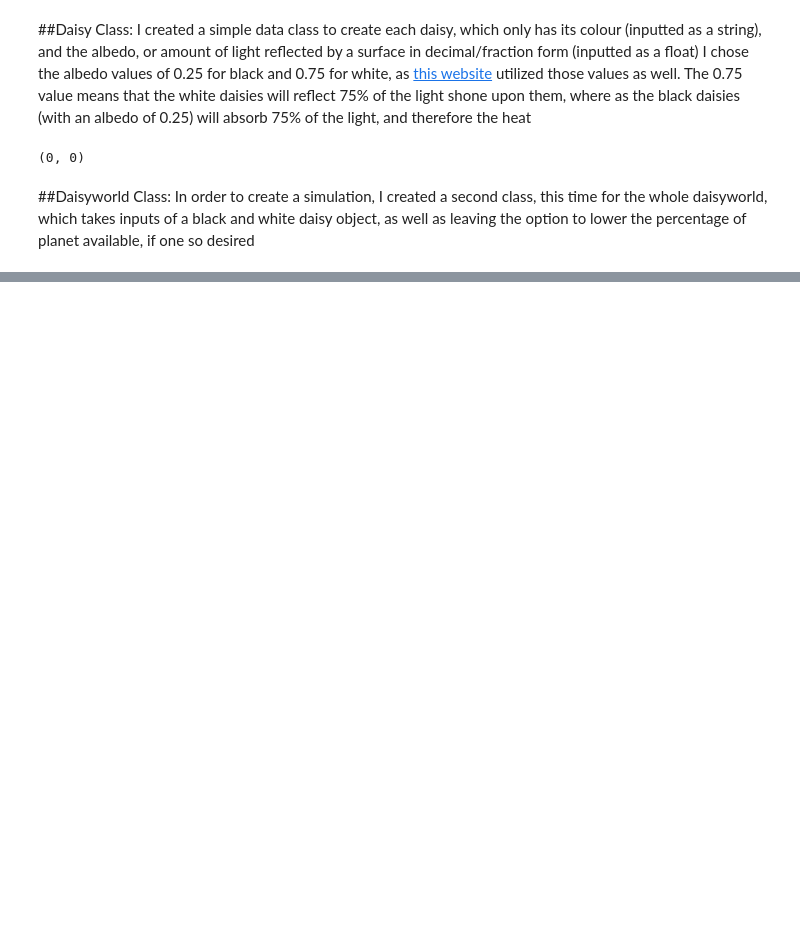
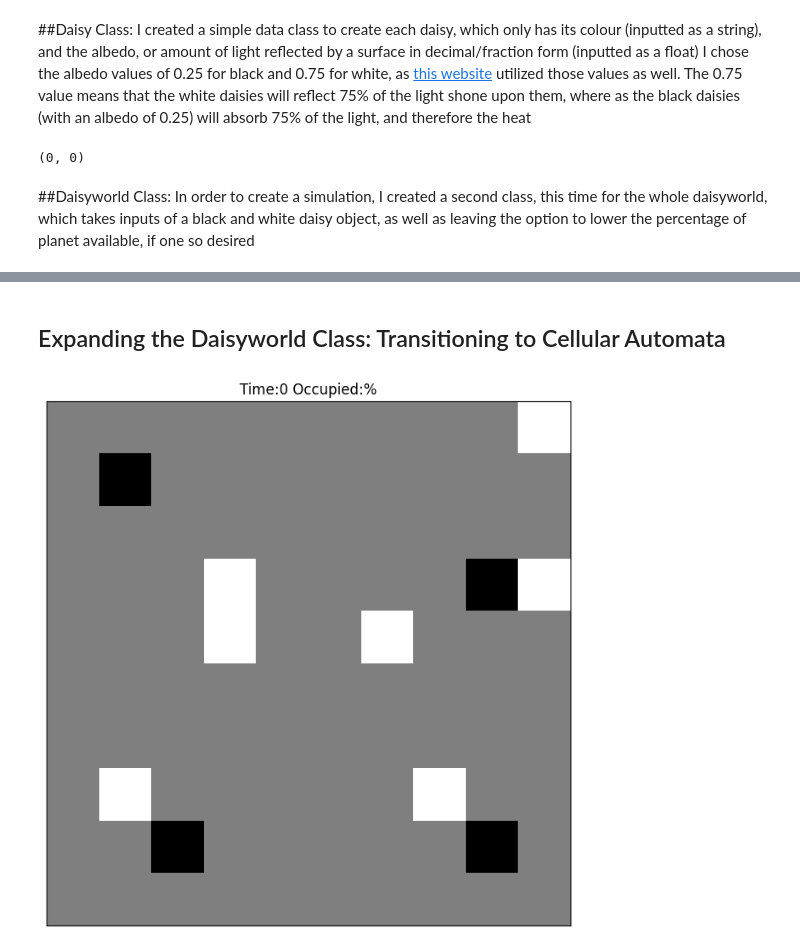
Before and after one commit to StoneMason495/cap-comp215, a Jupyter notebook: 215Project2ZM.ipynb, the cells around one changed output, grey strips where cells are left out. Drawn from its saved outputs; the diff is of its cells as text; code cells hidden in the pictures; blank space fills up the shorter version.

```diff
--- a/215Project2ZM.ipynb
+++ b/215Project2ZM.ipynb
@@ -11,3 +64,20 @@ from dataclasses import dataclass
+# %%
+# Other borrowed elemtns
+DEFAULT_IMSHOW_OPTIONS = dict(
+    cmap='Blues',
+    interpolation='none',
+    origin='upper',
+)
+
+
+def plot_2D_array(array, axes=None, title='', **options):
+    """ Plot the 2D array as an image on the given axes  1's will be dark blue, 0's will be light blue. """
+    axes = axes or plt.gca()  # If not axes are provided, draw on current axes
+    axes.set_title(title)
+    axes.set_xticks([], [])  # remove axes tick marks
+    axes.set_yticks([], [])
+    options = {**DEFAULT_IMSHOW_OPTIONS, **options}
+    axes.imshow(array, **options)
 # %% [markdown]
 ##Daisy Class:
 I created a simple data class to create each daisy, which only has its colour (inputted as a string), and the albedo, or amount of light reflected by a surface in decimal/fraction form (inputted as a float)
@@ -115,0 +186,38 @@ plt.show()
+# %% [markdown]
+## Expanding the Daisyworld Class: Transitioning to Cellular Automata
+# %%
+class Daisyworld_CA(Daisyworld):
+  kernel = np.array([[0, 1, 0],
+                    [1, 0, 1],
+                    [0, 1, 0]])
+  #Define three possible states for the Daisyworld simulation
+  BARREN = 0
+  BLACK = 1
+  WHITE = 2
+
+  #Creating a colour map for each colour
+  cmap = [(0.5, 0.5, 0.5), (0, 0, 0), (1, 1, 1)]
+  dw_colour_map = matplotlib.colors.ListedColormap(cmap)
+
+  def __init__(self, b_daisy, w_daisy, rows, p=1.0):
+    '''initialize a Daisyworld object, in preparation for a simulation
+    b_daisy : Daisy, choose the object you want to be the black daisies
+    w_daisy : Daisy, choose the object you want to be the white daisies
+    p : float, amount of fertile ground on planet, designed to be left at 1.0 (100%), but can be changed if desired'''
+    Daisyworld.__init__(self, b_daisy, w_daisy, p=p)
+    self.rows = rows
+    self.array = np.random.choice([self.BARREN, self.BLACK, self.WHITE], (rows, rows), p=[0.9, 0.05, 0.05])
+
+  def draw(self, axes=None, step=''):
+    """Draws the CA cells using the forest colour map so values are coloured intuitively."""
+    axes = axes or plt.gca()
+    title = f'Time:{step} Occupied:%'
+    plot_2D_array(self.array, axes=axes, title=title,
+                  cmap=self.dw_colour_map, vmin=0, vmax=len(self.dw_colour_map.colors))
+
+CA_world = Daisyworld_CA(black, white, 10)
+CA_world.array
+Anim = Animation2D(CA_world, frames=1)
+Anim.animate()
+# %% [output]
+[figure, added]
```
Also changed, not shown: parts of 4 cells of this notebook.
